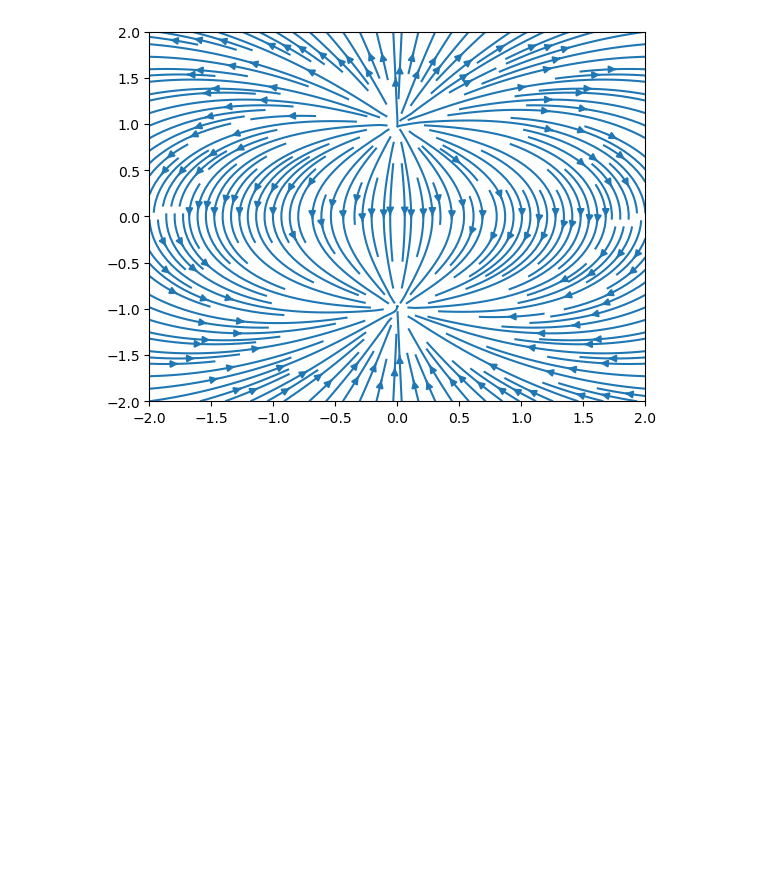
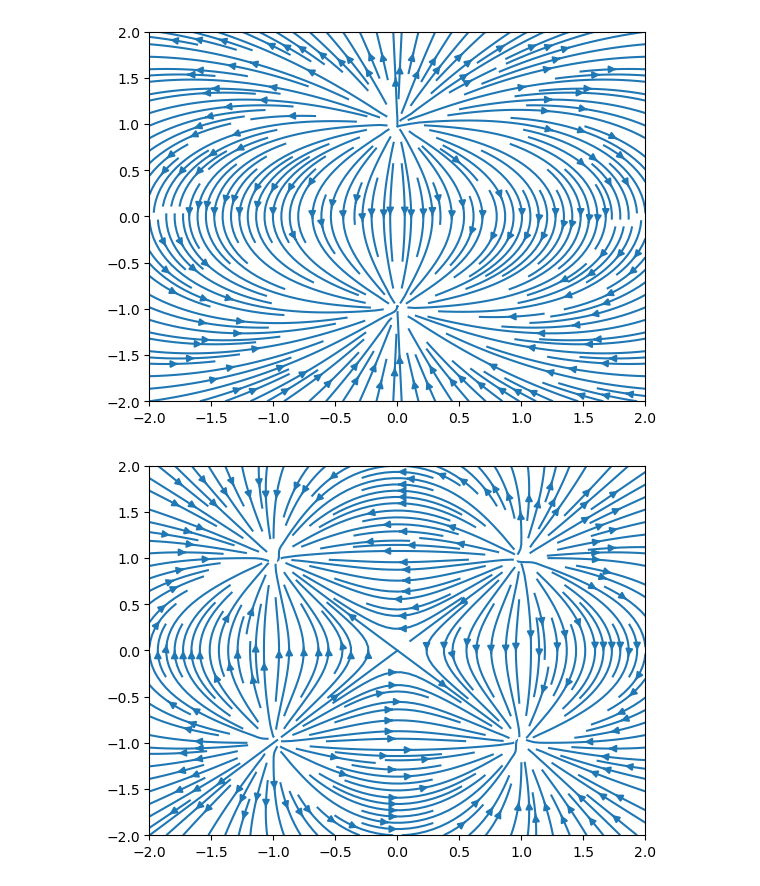
Before and after one commit to richmf/FisComp26-2, a Jupyter notebook: bibliotecas 2.ipynb, the cells around one changed output. Saved outputs shown, nothing was run; the diff lists cells and outputs as text; code cells hidden in the pictures; blank space fills up the shorter version.

```diff
--- a/bibliotecas 2.ipynb
+++ b/bibliotecas 2.ipynb
@@ -144,8 +144,8 @@ def E_tot(r,r_qs,qs):
     Ex , Ey = np.zeros_like(r[0]) , np.zeros_like(r[1])
     for i in range(len(qs)):
         E = E_q(r,r_qs[i],qs[i]) #Me regresa 2 variables
-        Ex = Ex + E[0]
-        Ey = Ey + E[1]
+        Ex += E[0]
+        Ey += E[1]
     return Ex,Ey
 # %%
 pos_qs = [[0,1],[0,-1]]
@@ -155,3 +155,11 @@ plt.streamplot(XX,YY,Ex,Ey,density=2)
 plt.show()
 # %% [output]
 [figure]
+# %%
+pos_qs = [ [1,1],[-1,-1],[-1,1],[1,-1] ]
+qs = [1,1,-1,-1]
+Ex , Ey = E_tot([XX,YY],pos_qs,qs)
+plt.streamplot(XX,YY,Ex,Ey,density=2)
+plt.show()
+# %% [output]
+[figure, added]
```
